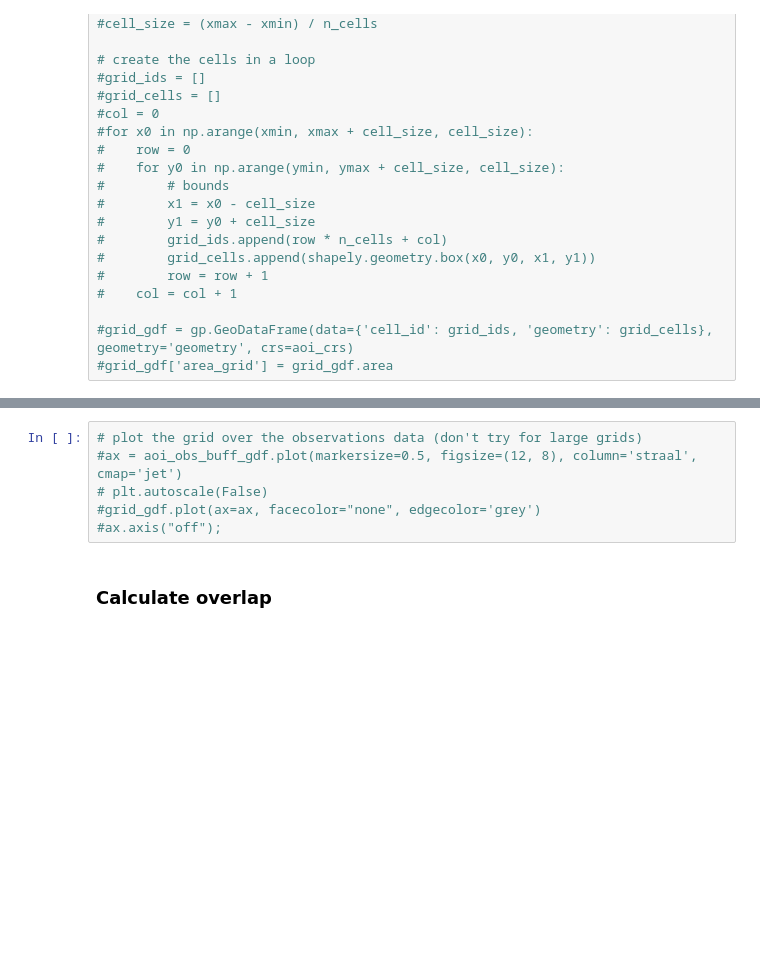
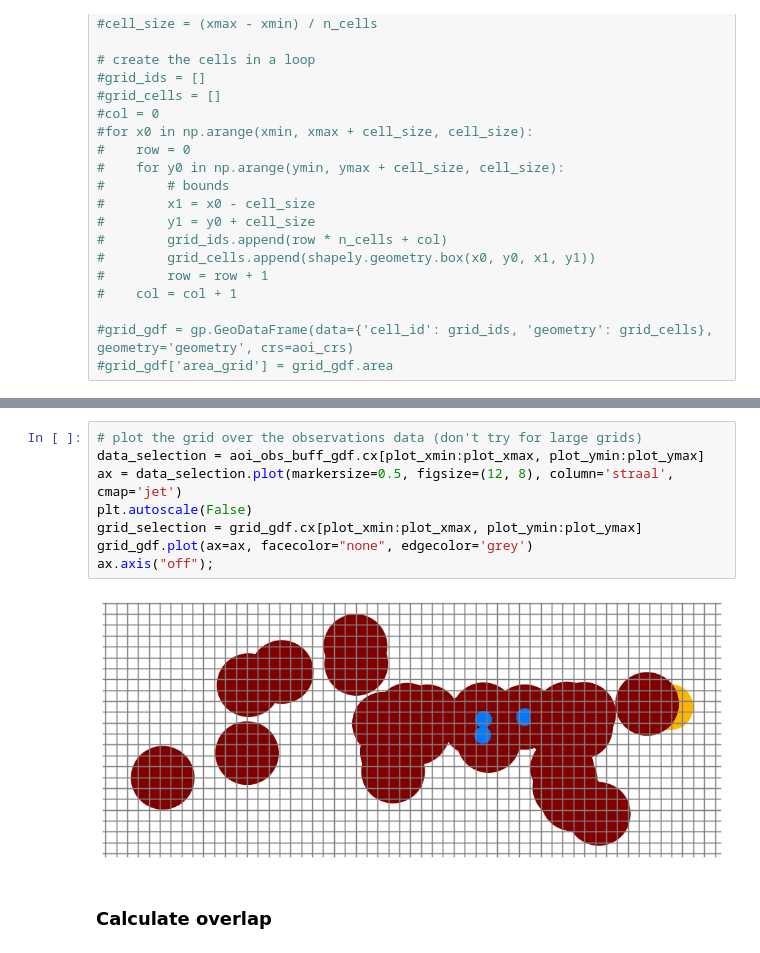
Before and after one commit to FAIRiCUBE/uc2-agriculture-biodiversity-nexus, a Jupyter notebook: species-occurences/notebooks/0.0-rkn-geopandas_gridding_example.ipynb, the cells around one changed output, grey strips where cells are left out. Cells and saved outputs as stored; diff of their text form; blank space fills up the shorter version.

```diff
--- a/species-occurences/notebooks/0.0-rkn-geopandas_gridding_example.ipynb
+++ b/species-occurences/notebooks/0.0-rkn-geopandas_gridding_example.ipynb
@@ -163,9 +205,13 @@ grid_gdf.head(3)
 # %%
 # plot the grid over the observations data (don't try for large grids)
-#ax = aoi_obs_buff_gdf.plot(markersize=0.5, figsize=(12, 8), column='straal', cmap='jet')
-# plt.autoscale(False)
-#grid_gdf.plot(ax=ax, facecolor="none", edgecolor='grey')
-#ax.axis("off");
+data_selection = aoi_obs_buff_gdf.cx[plot_xmin:plot_xmax, plot_ymin:plot_ymax]
+ax = data_selection.plot(markersize=0.5, figsize=(12, 8), column='straal', cmap='jet')
+plt.autoscale(False)
+grid_selection = grid_gdf.cx[plot_xmin:plot_xmax, plot_ymin:plot_ymax]
+grid_gdf.plot(ax=ax, facecolor="none", edgecolor='grey')
+ax.axis("off");
+# %% [output]
+[figure, added]
 # %% [markdown]
 ### Calculate overlap
 # %%
```
Also changed, not shown: parts of 17 cells of this notebook, 1 other file.
